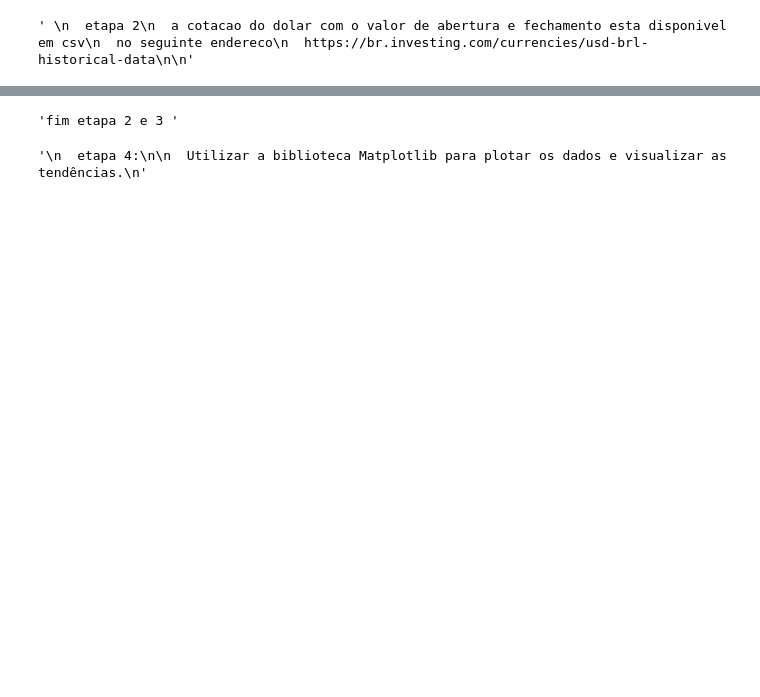
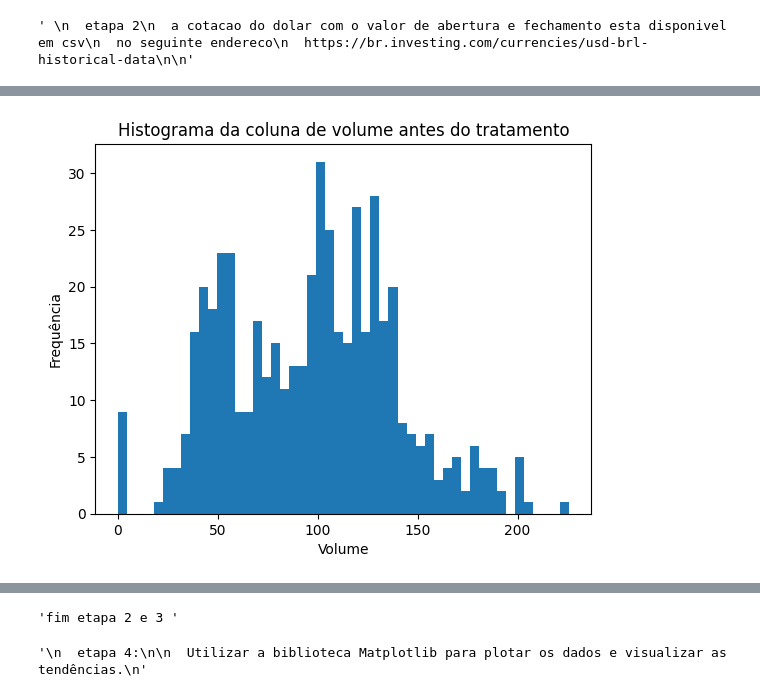
Before and after one commit to Jadeilson08/tcc-data-science, a Jupyter notebook: tcc.ipynb, the cells around one changed output, grey strips where cells are left out. Drawn from its saved outputs; the diff is of its cells as text; code cells hidden in the pictures; blank space fills up the shorter version.

```diff
--- a/tcc.ipynb
+++ b/tcc.ipynb
@@ -135,0 +181,10 @@ df_dolar.sort_values('Data')
+# %%
+#plotando hist para analise de dados
+dolar_volume = df_dolar['dolar_volume'].dropna().apply(remove_k)
+plt.hist(dolar_volume, bins=50)
+plt.title('Histograma da coluna de volume antes do tratamento')
+plt.xlabel('Volume')
+plt.ylabel('Frequência')
+plt.show()
+# %% [output]
+[figure, added]
```
Also changed, not shown: parts of 15 cells of this notebook.
